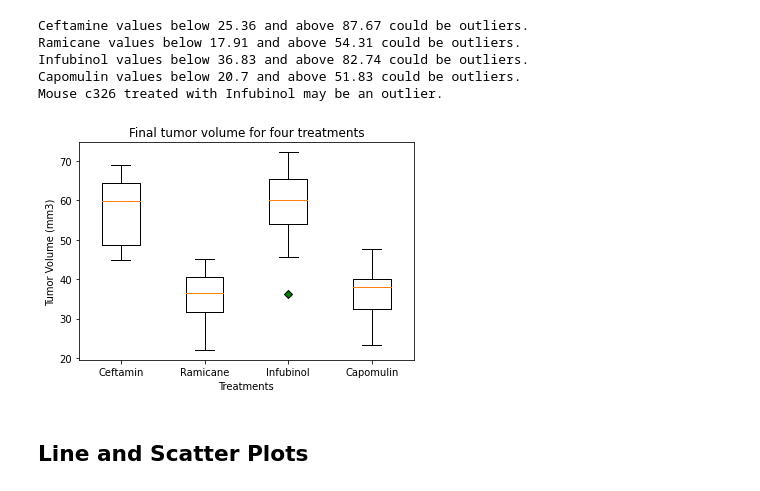
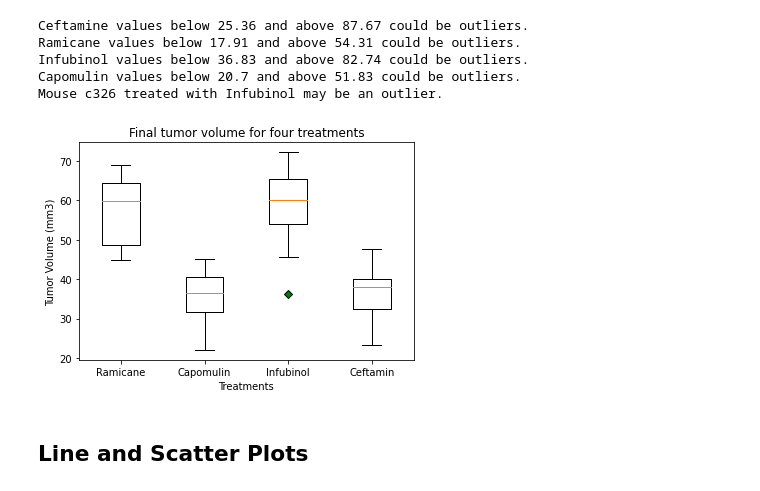
Before and after one commit to markerickson314/pymaceuticals, a Jupyter notebook: pymaceuticals.ipynb, the cells around one changed output. Drawn from its saved outputs; the diff is of its cells as text; code cells hidden in the pictures.

```diff
--- a/pymaceuticals.ipynb
+++ b/pymaceuticals.ipynb
@@ -363,16 +363,15 @@ Mouse c326 treated with Infubinol may be an outlier.
 # %%
 # Generate a box plot of the final tumor volume of each mouse across four regimens of interest
 graph = [ceftamin_tumor_volume, ramicane_tumor_volume, infubinol_tumor_volume, capomulin_tumor_volume]
 green_diamond = dict(markerfacecolor='g', marker='D')
-regimens = ["Ceftamin", "Ramicane", "Infubinol", "Capomulin"]
 fig1, ax1 = plt.subplots()
 ax1.set_title("Final tumor volume for four treatments")
 ax1.set_ylabel("Tumor Volume (mm3)")
-ax1.boxplot(graph, flierprops=green_diamond, labels=regimens)
+ax1.boxplot(graph, flierprops=green_diamond, labels=treatments)
 ax1.set_xlabel("Treatments")
 plt.show()
 # %% [output]
-[figure, old version]
+[figure, new version]
 # %% [markdown]
 ## Line and Scatter Plots
 # %%
```
